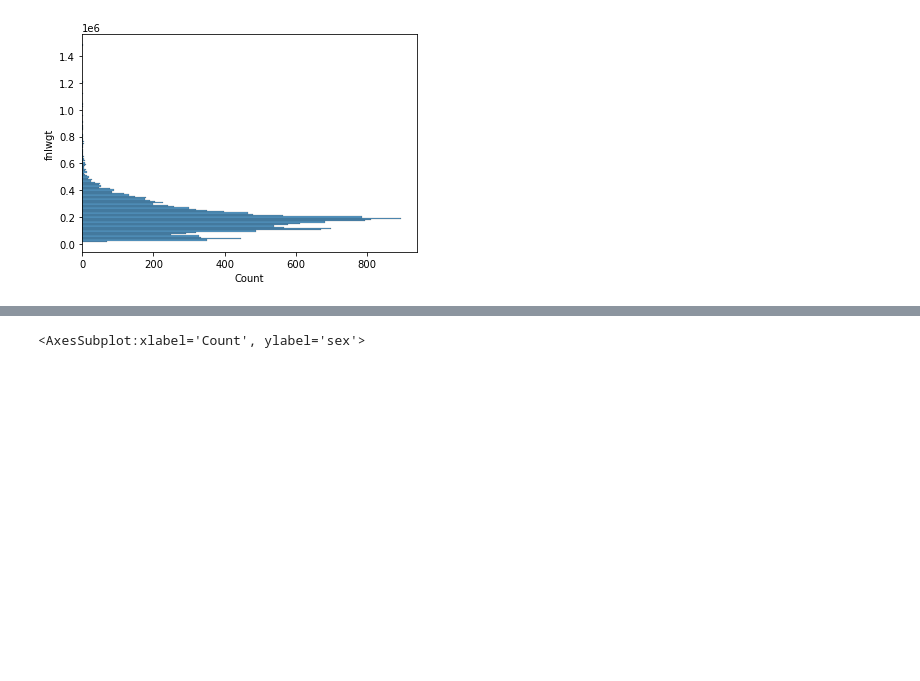
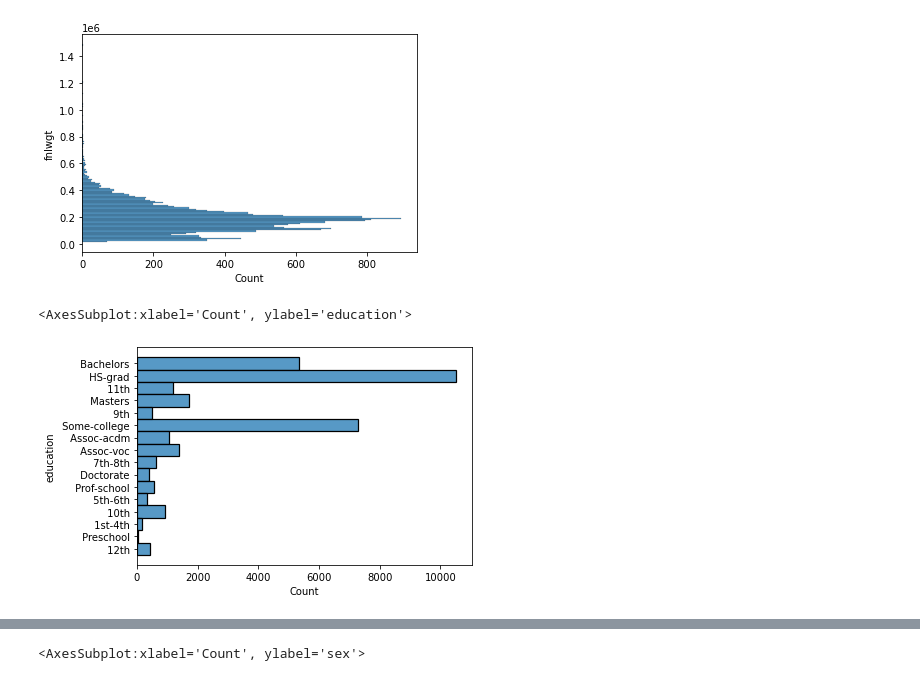
Before and after one commit to luismoralesphysics/Aunalytics_DA_assessment, a Jupyter notebook: segmentation.ipynb, the cells around one changed output, grey strips where cells are left out. Saved outputs shown, nothing was run; the diff lists cells and outputs as text; code cells hidden in the pictures; blank space fills up the shorter version.

```diff
--- a/segmentation.ipynb
+++ b/segmentation.ipynb
@@ -64,0 +73,5 @@ sns.histplot(y=df_test['fnlwgt'])
+# %%
+sns.histplot(y=df_train['education'])
+# %% [output]
+<AxesSubplot:xlabel='Count', ylabel='education'>
+[figure, added]
```
Also changed, not shown: parts of 32 cells of this notebook.
